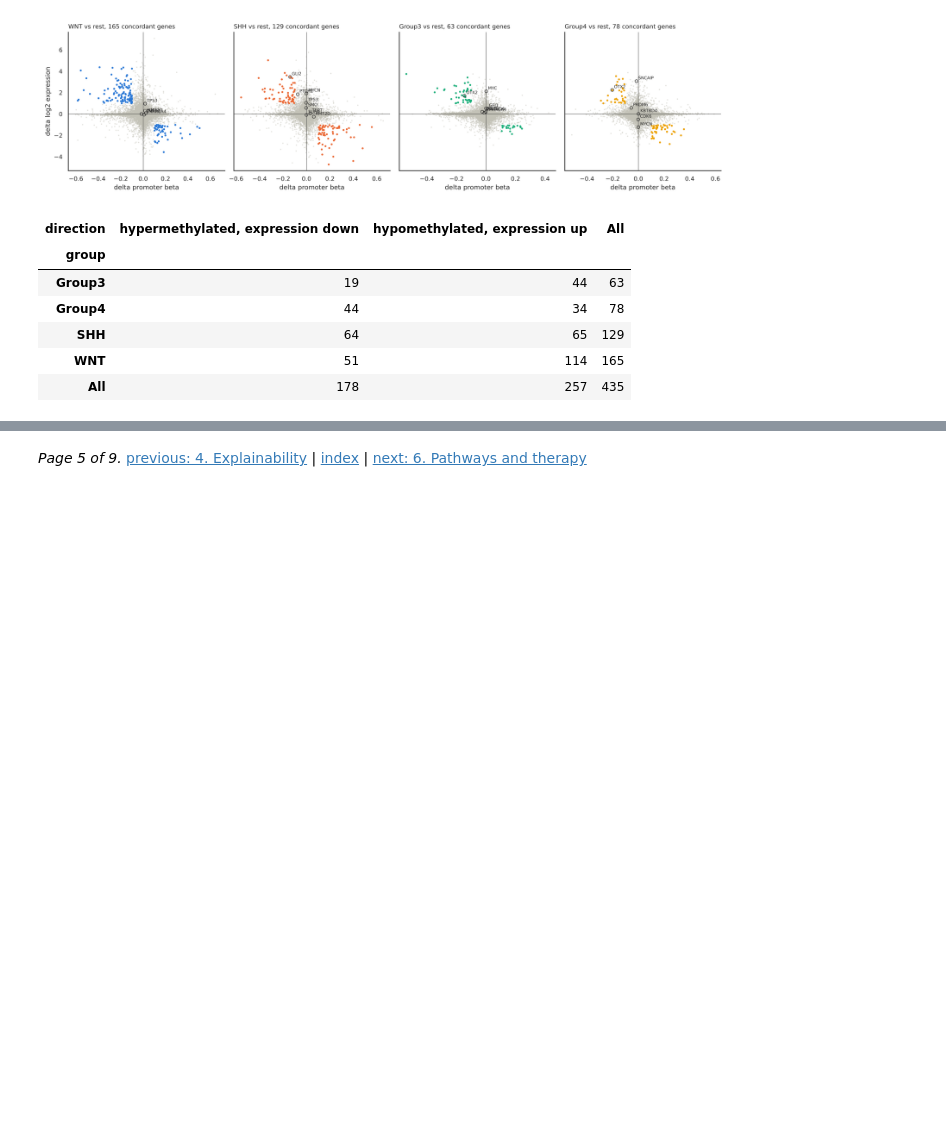
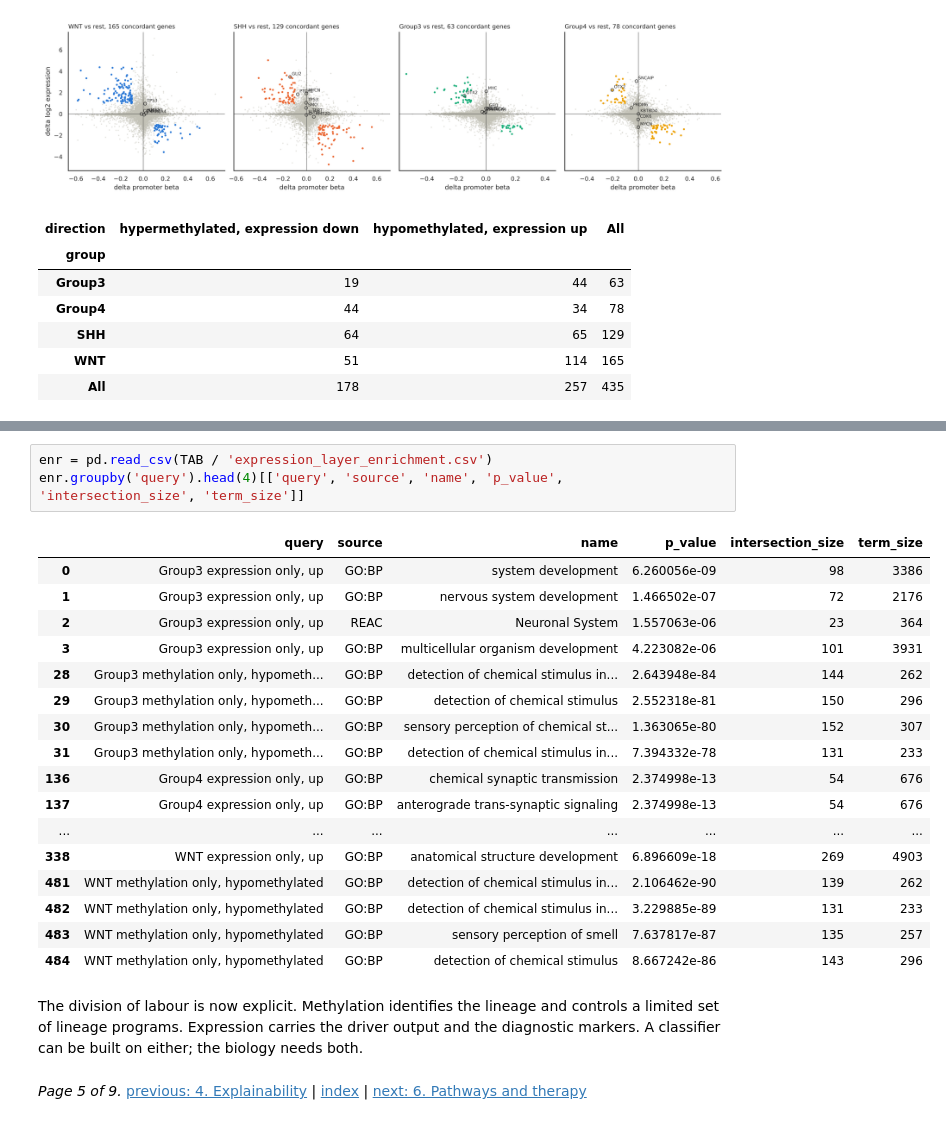
Before and after one commit to robinson-vidva/mb-methylation-xai, a Jupyter notebook: notebooks/05_methylation_vs_expression.ipynb, the cells around one changed output, grey strips where cells are left out. Drawn from its saved outputs; the diff is of its cells as text; blank space fills up the shorter version.

```diff
--- a/notebooks/05_methylation_vs_expression.ipynb
+++ b/notebooks/05_methylation_vs_expression.ipynb
@@ -101,2 +166,27 @@ not by methylation. The concordant genes are the input to the pathway and therap
+# %%
+enr = pd.read_csv(TAB / 'expression_layer_enrichment.csv')
+enr.groupby('query').head(4)[['query', 'source', 'name', 'p_value', 'intersection_size', 'term_size']]
+# %% [output]
+|  | query | source | name | p_value | intersection_size | term_size |
+| 0 | Group3 expression only, up | GO:BP | system development | 6.260056e-09 | 98 | 3386 |
+| 1 | Group3 expression only, up | GO:BP | nervous system development | 1.466502e-07 | 72 | 2176 |
+| 2 | Group3 expression only, up | REAC | Neuronal System | 1.557063e-06 | 23 | 364 |
+| 3 | Group3 expression only, up | GO:BP | multicellular organism development | 4.223082e-06 | 101 | 3931 |
+| 28 | Group3 methylation only, hypometh... | GO:BP | detection of chemical stimulus in... | 2.643948e-84 | 144 | 262 |
+| 29 | Group3 methylation only, hypometh... | GO:BP | detection of chemical stimulus | 2.552318e-81 | 150 | 296 |
+| 30 | Group3 methylation only, hypometh... | GO:BP | sensory perception of chemical st... | 1.363065e-80 | 152 | 307 |
+| 31 | Group3 methylation only, hypometh... | GO:BP | detection of chemical stimulus in... | 7.394332e-78 | 131 | 233 |
+| 136 | Group4 expression only, up | GO:BP | chemical synaptic transmission | 2.374998e-13 | 54 | 676 |
+| 137 | Group4 expression only, up | GO:BP | anterograde trans-synaptic signaling | 2.374998e-13 | 54 | 676 |
+| ... | ... | ... | ... | ... | ... | ... |
+| 338 | WNT expression only, up | GO:BP | anatomical structure development | 6.896609e-18 | 269 | 4903 |
+| 481 | WNT methylation only, hypomethylated | GO:BP | detection of chemical stimulus in... | 2.106462e-90 | 139 | 262 |
+| 482 | WNT methylation only, hypomethylated | GO:BP | detection of chemical stimulus in... | 3.229885e-89 | 131 | 233 |
+| 483 | WNT methylation only, hypomethylated | GO:BP | sensory perception of smell | 7.637817e-87 | 135 | 257 |
+| 484 | WNT methylation only, hypomethylated | GO:BP | detection of chemical stimulus | 8.667242e-86 | 143 | 296 |
+# %% [markdown]
+The division of labour is now explicit. Methylation identifies the lineage and controls a limited set
+of lineage programs. Expression carries the driver output and the diagnostic markers. A classifier can
+be built on either; the biology needs both.
 # %% [markdown]
 *Page 5 of 9.* [previous: 4. Explainability](https://robinson-vidva.github.io/mb-methylation-xai/04_explainability.html) | [index](https://robinson-vidva.github.io/mb-methylation-xai/) | [next: 6. Pathways and therapy](https://robinson-vidva.github.io/mb-methylation-xai/06_pathways_and_therapy.html)
```
Also changed, not shown: parts of 7 cells of this notebook, 28 other files.
